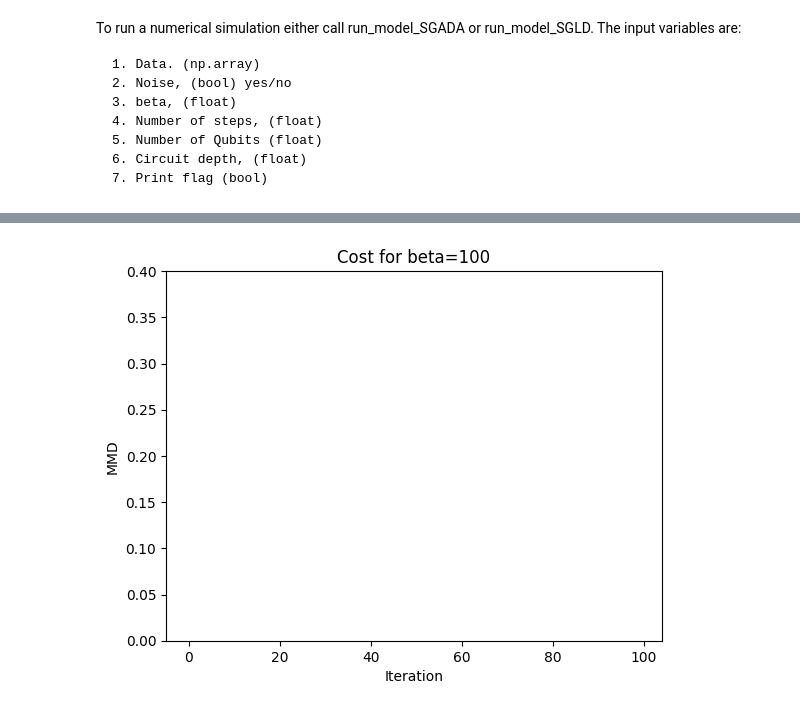
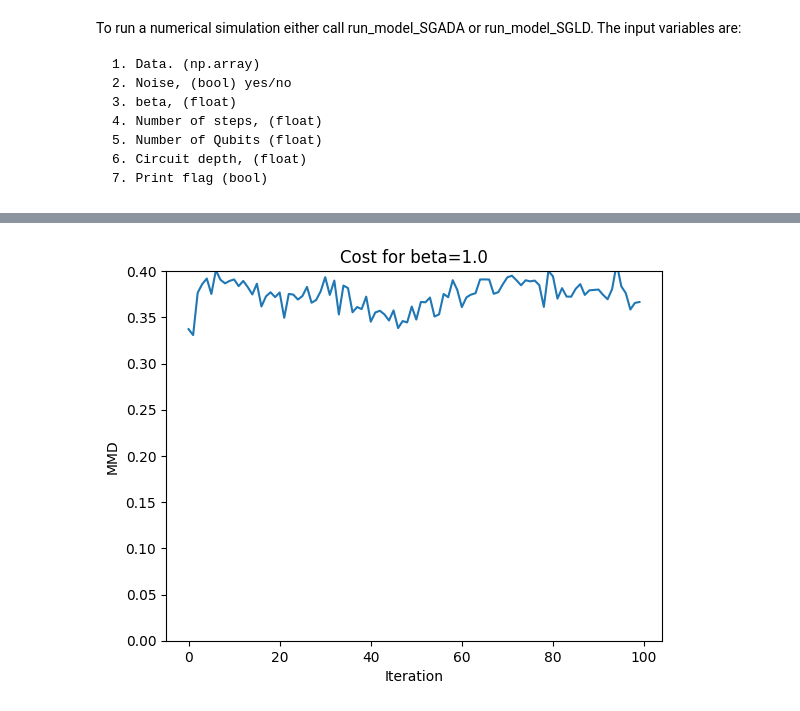
Before and after one commit to uzaykaradag/quantum-generative-modelling, a Jupyter notebook: doc_simulation_funcs.ipynb, the cells around one changed output, grey strips where cells are left out. Saved outputs shown, nothing was run; the diff lists cells and outputs as text; code cells hidden in the pictures.

```diff
--- a/doc_simulation_funcs.ipynb
+++ b/doc_simulation_funcs.ipynb
@@ -37,5 +37,5 @@ gates, qubit_inds, param_inds, n_params = get_circuit(n_qubits, circuit_depth)
 hyperparams = {'h': 0.1, 'M': jnp.eye(n_params), 'mu_inv': 1., 'N_d': 1., 'beta': 1., 'sigma': 1., 'sigma_a': 1.,
                    'n_steps': 100, 'n_qubits': n_qubits, 'circuit_depth': circuit_depth, 'batch_size': 200}
 # %%
-output, cost_vals, run_time, params = run_model_SGADA(data, True, hyperparameters=hyperparams)
+output, cost_vals, run_time, params, param_to_st = run_model_SGADA(data, hyperparams, stochastic_flag=True, print_flag=True)
 # %% [output]
@@ -43,3 +43,3 @@ Progress: |███████████████████████
-[figure, old version]
+[figure, new version]
 # %%
 hyperparams = {'beta': 100,'n_steps': 500, 'n_qubits':8 , 'circuit_depth':3, 'batch_size': 200}
```
Also changed, not shown: parts of 2 cells of this notebook, 6 other files.
